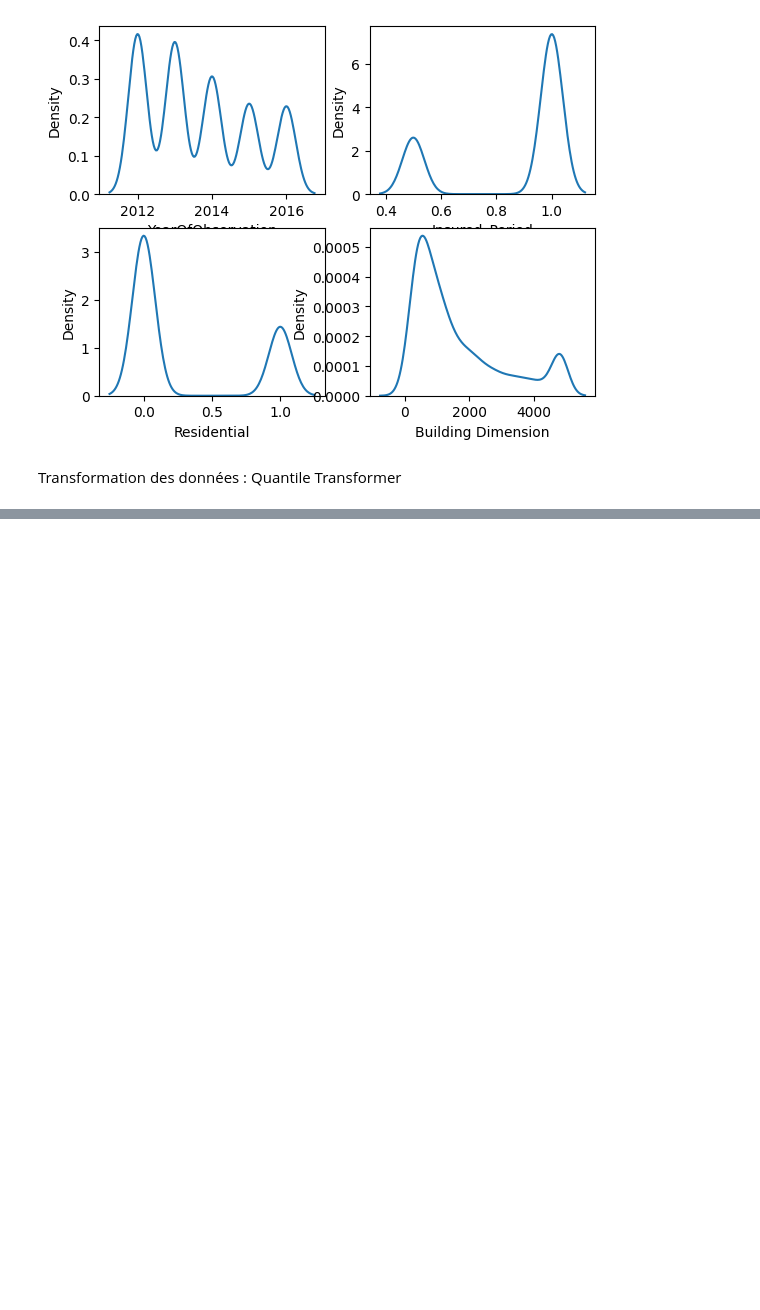
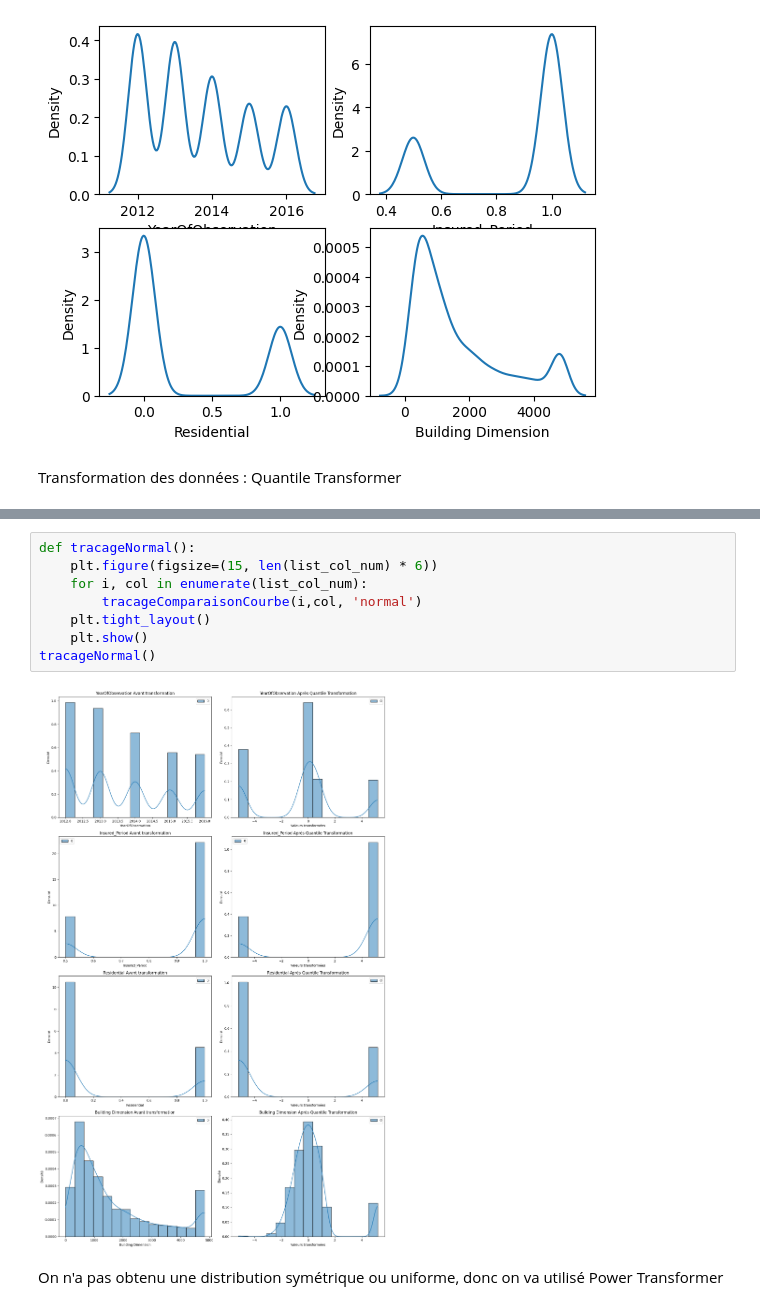
Before and after one commit to Sirine2002/Data_Mining, a Jupyter notebook: Projet.ipynb, the cells around one changed output, grey strips where cells are left out. Cells and saved outputs as stored; diff of their text form; blank space fills up the shorter version.

```diff
--- a/Projet.ipynb
+++ b/Projet.ipynb
@@ -294,0 +279,12 @@ tracageUniform()
+# %%
+def tracageNormal():
+    plt.figure(figsize=(15, len(list_col_num) * 6))
+    for i, col in enumerate(list_col_num):
+        tracageComparaisonCourbe(i,col, 'normal')
+    plt.tight_layout()
+    plt.show()
+tracageNormal()
+# %% [output]
+[figure, added]
+# %% [markdown]
+On n'a pas obtenu une distribution symétrique ou uniforme, donc on va utilisé Power Transformer
```
Also changed, not shown: parts of 7 cells of this notebook.
